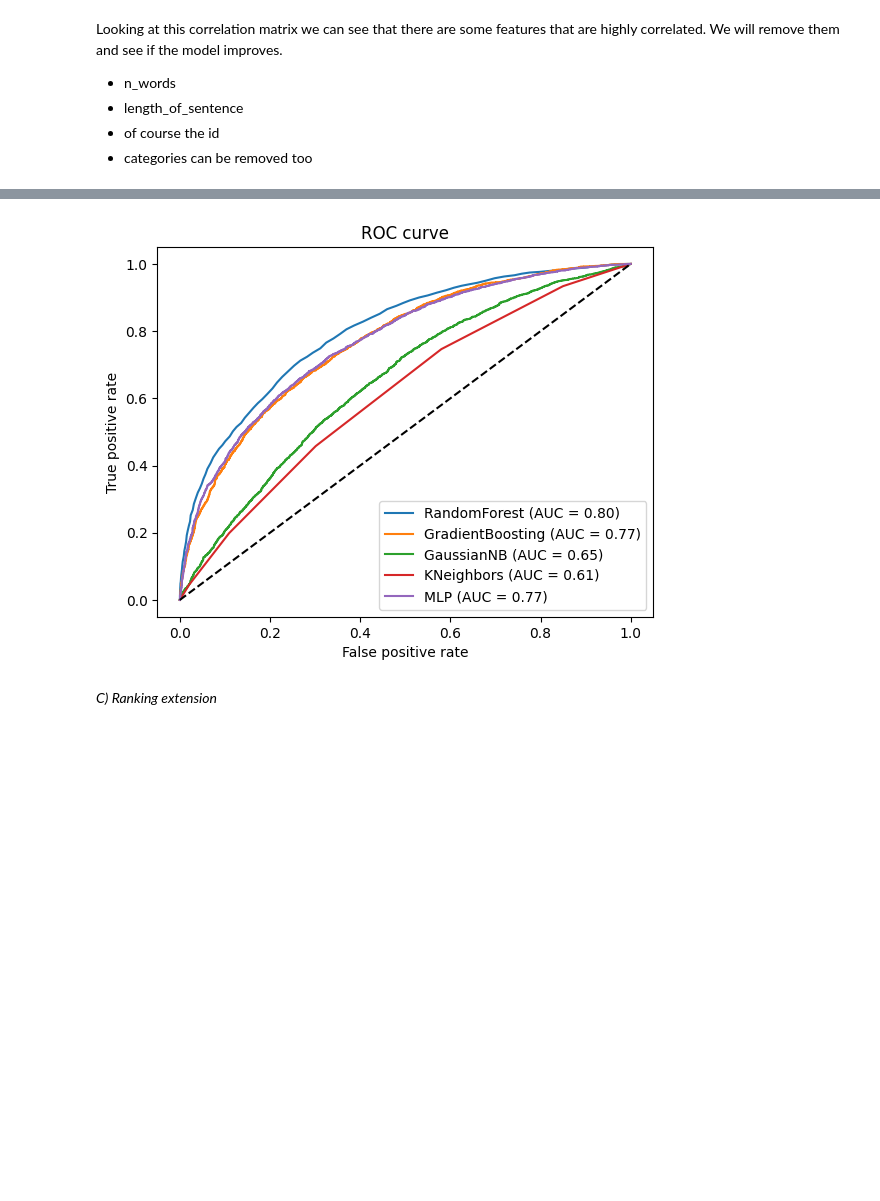
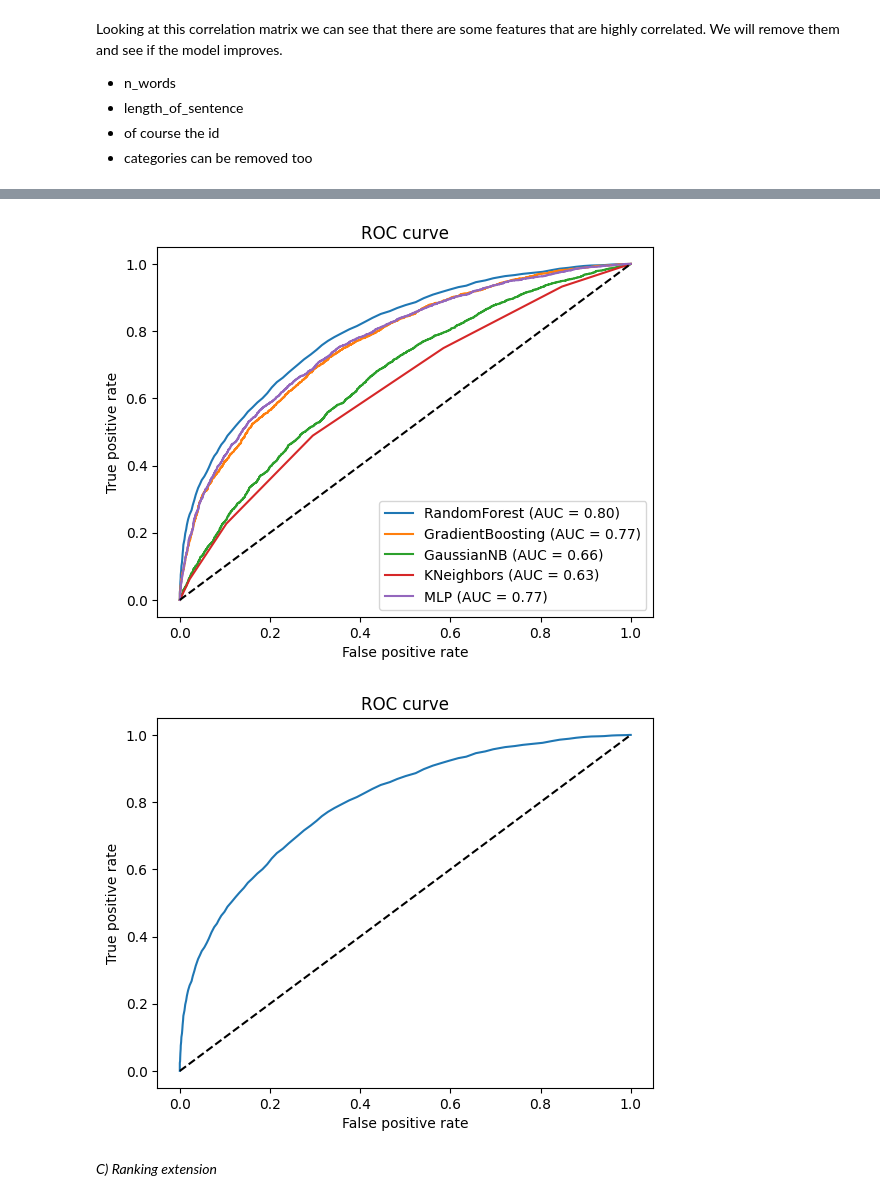
Before and after one commit to danieleavolio/Information-Processing-and-Retrieval, a Jupyter notebook: Project2/Code/G08_P2_notebook.ipynb, the cells around one changed output, grey strips where cells are left out. Drawn from its saved outputs; the diff is of its cells as text; code cells hidden in the pictures; blank space fills up the shorter version.

```diff
--- a/Project2/Code/G08_P2_notebook.ipynb
+++ b/Project2/Code/G08_P2_notebook.ipynb
@@ -782,15 +783,14 @@ def feature_extraction(sentence: str, doc: str, doc_index=None, **kwargs):
         n_adverbs,
     ]
 # %%
-# Dataset creation
-
+# Create the features list
 features_list = []
 count = 0
-for i, doc in enumerate(documents):
+for i, doc in enumerate(training_docs):
     for sentence in nltk.sent_tokenize(doc):
         features = feature_extraction(sentence, doc, doc_index=i)
         features.append(count)
-        if sentence in summaries[i]:
+        if sentence in training_summaries[i]:
             features.append(1)
         else:
             features.append(0)
@@ -813,5 +813,5 @@ columns = [
     "n_adjectives",
     "n_adverbs",
     "id",
-    "summary"
+    "summary",
 ]
@@ -1130,23 +1152,50 @@ for name, model in models.items():
 # %%
-# roc curve
 from sklearn.metrics import roc_curve, roc_auc_score
+import matplotlib.pyplot as plt
 
-# plot each roc curve in a single plot with different colors
-plt.figure()
-for name, model in models.items():
+# Define a function to plot the ROC curve for multiple models
+def plot_roc_curve_models(models, X_test, y_test):
+    from sklearn.metrics import roc_curve, roc_auc_score
+    import matplotlib.pyplot as plt
+
+    plt.figure()
+    for name, model in models.items():
+        y_pred = model.predict_proba(X_test)[:, 1]
+        fpr, tpr, _ = roc_curve(y_test, y_pred)
+        auc = roc_auc_score(y_test, y_pred)
+        plt.plot(fpr, tpr, label=f"{name} (AUC = {auc:0.2f})")
+
+    plt.plot([0, 1], [0, 1], "k--")
+    plt.xlabel("False positive rate")
+    plt.ylabel("True positive rate")
+    plt.title("ROC curve")
+    plt.legend()
+    plt.show()
+
+# Call the function with the required arguments
+plot_roc_curve_models(models, X_test, y_test)
+
+
+# Do it for the single model
+
+def plot_roc_curve(model, X_test, y_test):
+    plt.figure()
     y_pred = model.predict_proba(X_test)[:, 1]
     fpr, tpr, _ = roc_curve(y_test, y_pred)
     auc = roc_auc_score(y_test, y_pred)
     plt.plot(fpr, tpr, label=f"{name} (AUC = {auc:0.2f})")
 
-plt.plot([0, 1], [0, 1], "k--")
-plt.xlabel("False positive rate")
-plt.ylabel("True positive rate")
-plt.title("ROC curve")
-plt.legend()
-plt.show()
+    plt.plot([0, 1], [0, 1], "k--")
+    plt.xlabel("False positive rate")
+    plt.ylabel("True positive rate")
+    plt.title(f"ROC curve")
+    plt.show()
+
+# Call the function with the required arguments
+plot_roc_curve(models["RandomForest"], X_test, y_test)
 # %% [output]
-[figure, old version]
+[figure, new version]
+[figure, added]
 # %% [markdown]
 *C) Ranking extension*
 # %% [markdown]
```
Also changed, not shown: parts of 17 cells of this notebook, 1 other file.
